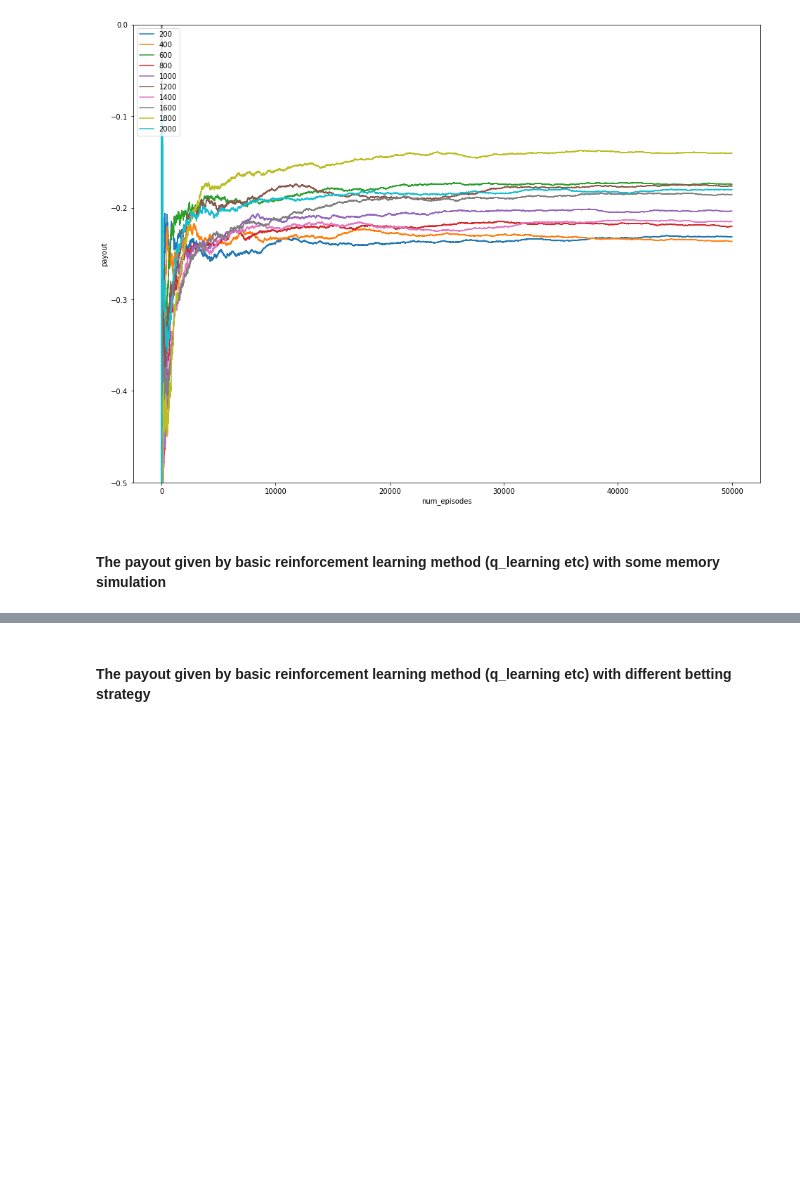
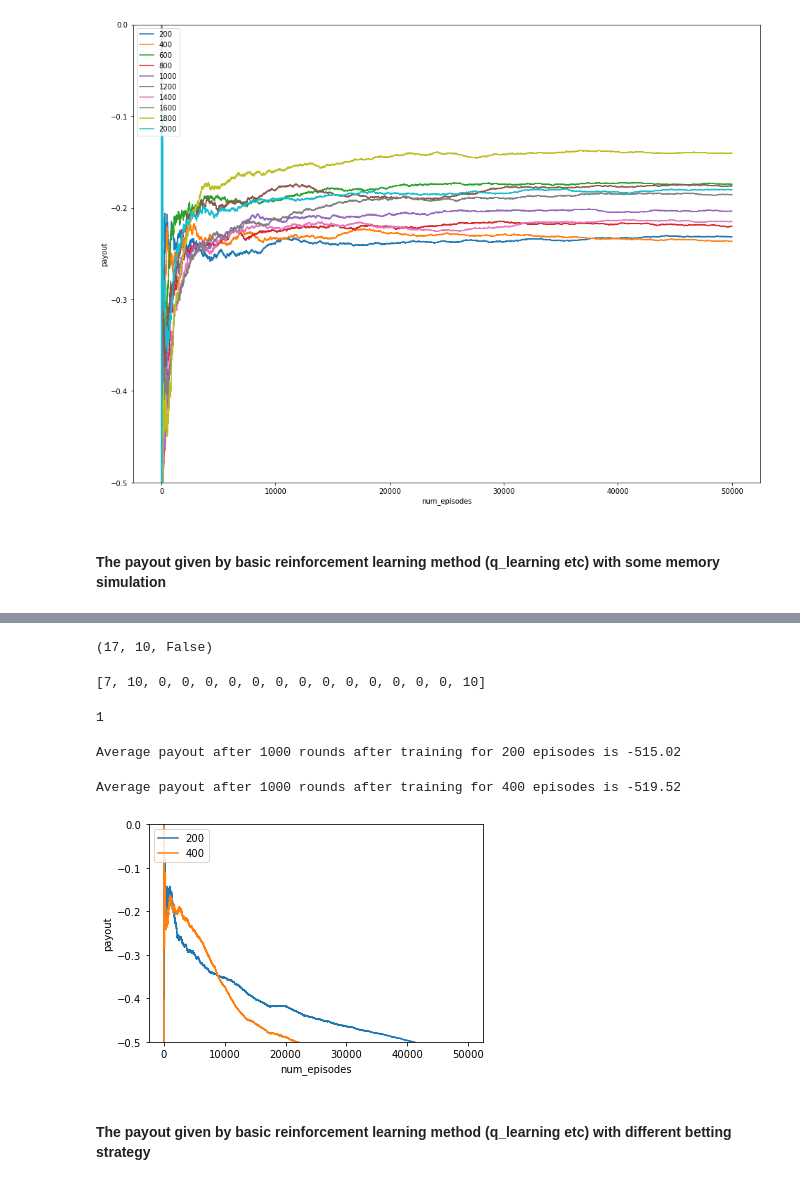
Before and after one commit to Robertren/RLBlackjack, a Jupyter notebook: blackjack_environment.ipynb, the cells around one changed output, grey strips where cells are left out. Saved outputs shown, nothing was run; the diff lists cells and outputs as text; code cells hidden in the pictures; blank space fills up the shorter version.

Commit message:
add deep q-learning

```diff
--- a/blackjack_environment.ipynb
+++ b/blackjack_environment.ipynb
@@ -242,0 +275,14 @@ Average payout after 1000 rounds after training for 2000 episodes is -180.26
+# %%
+# pytorch stuff
+import torch
+import torch.nn.functional as F
+import torch.nn as nn
+from torch.autograd import Variable
+import torch.optim as optim
+
+# if gpu is to be used
+use_cuda = torch.cuda.is_available()
+FloatTensor = torch.cuda.FloatTensor if use_cuda else torch.FloatTensor
+LongTensor = torch.cuda.LongTensor if use_cuda else torch.LongTensor
+ByteTensor = torch.cuda.ByteTensor if use_cuda else torch.ByteTensor
+Tensor = FloatTensor
@@ -242,0 +291,6 @@ Average payout after 1000 rounds after training for 2000 episodes is -180.26
+# %%
+def transfer_card_input(player, dealer):
+    # transfer the dealer and player card into a fixed dimension list
+    deal_card = [dealer[0]]
+    player_card = player + [0] * (15 - len(player))
+    return player_card + deal_card
@@ -242,0 +434,12 @@ Average payout after 1000 rounds after training for 2000 episodes is -180.26
+# %%
+env.reset()
+# %% [output]
+(17, 10, False)
+# %%
+transfer_card_input(env.player, env.dealer)
+# %% [output]
+[7, 10, 0, 0, 0, 0, 0, 0, 0, 0, 0, 0, 0, 0, 0, 10]
+# %%
+DQ_agent.choose(transfer_card_input(env.player, env.dealer))
+# %% [output]
+1
@@ -243,3 +448,49 @@ Average payout after 1000 rounds after training for 2000 episodes is -180.26
+# %%
+num_episodes_values = range(200, 600, 200)
+total_payout = 0 # to store total payout over 'num_rounds'
+average_payouts = [] # to store total payout over 'num_rounds' after 'num_sample' simulations
+env.reset()
+for num_episodes_value in num_episodes_values:
+    total_payout = 0 # to store total payout over 'num_rounds'
+    average_payouts = [] # to store total payout over 'num_rounds' after 'num_sample' simulations
+    DQ_agent = NetworkAgent(n_inputs=16, n_outputs=2, gamma=0.7)
+    optimizer = optim.RMSprop(DQ_agent.parameters(), lr = 0.0005)
+    observation = env.reset()
+    for sample in tqdm(range(num_samples)):
+        round = 1
+        # Take action based on Q-table of the agent and learn based on that until 'num_episodes_to_train' = 0
+        while round <= num_rounds:
+            state = transfer_card_input(env.player, env.dealer)
+            # observation = transfer_card_input(env.player, env.dealer)
+            action = DQ_agent.choose(state)
+            # action = agent.choose_action(observation)
+            next_observation, payout, is_done, _ = env.step(action)
+            next_state = transfer_card_input(env.player, env.dealer)
+            DQ_agent.remember(state, action, next_state, payout)
+            DQ_agent.learn()
+
+            total_payout += payout
+
+            if is_done:
+                env.reset() # Environment deals new cards to player and dealer
+                round += 1
+                average_payouts.append(total_payout/(sample*num_rounds + round))
+
+    plt.plot(average_payouts)
+    print ("Average payout after {} rounds after training for {} episodes is {}".format(num_rounds, num_episodes_value, total_payout/(num_samples)))
+
+
+# Plot payout per 1000 episodes for each value of 'num_episodes_to_train' in the same graph
+plt.xlabel('num_episodes')
+plt.ylabel('payout')
+plt.legend(["{}".format(i) for i in num_episodes_values], loc='upper left')
+plt.ylim(-0.5,0) # To zoom into this region
+plt.show()
+env.close()
+# %% [output]
+Average payout after 1000 rounds after training for 200 episodes is -515.02
+Average payout after 1000 rounds after training for 400 episodes is -519.52
+[figure, added]
 # %% [markdown]
 #### The payout given by basic reinforcement learning method (q_learning etc) with different betting strategy
 # %% [markdown]
```
Also changed, not shown: parts of 19 cells of this notebook.
